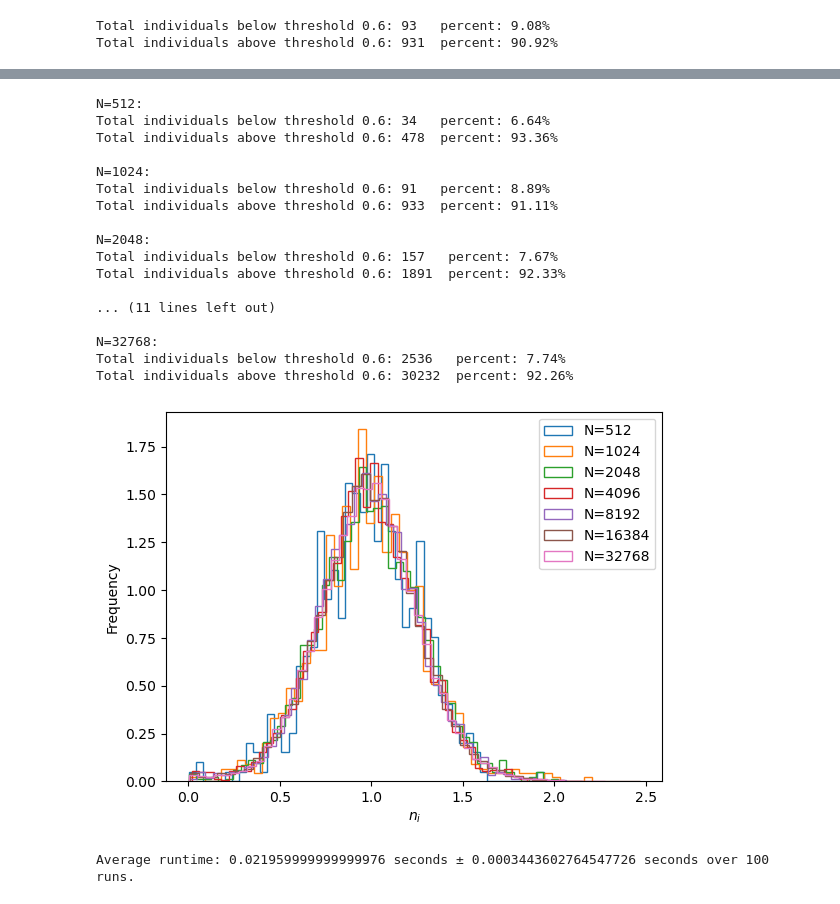
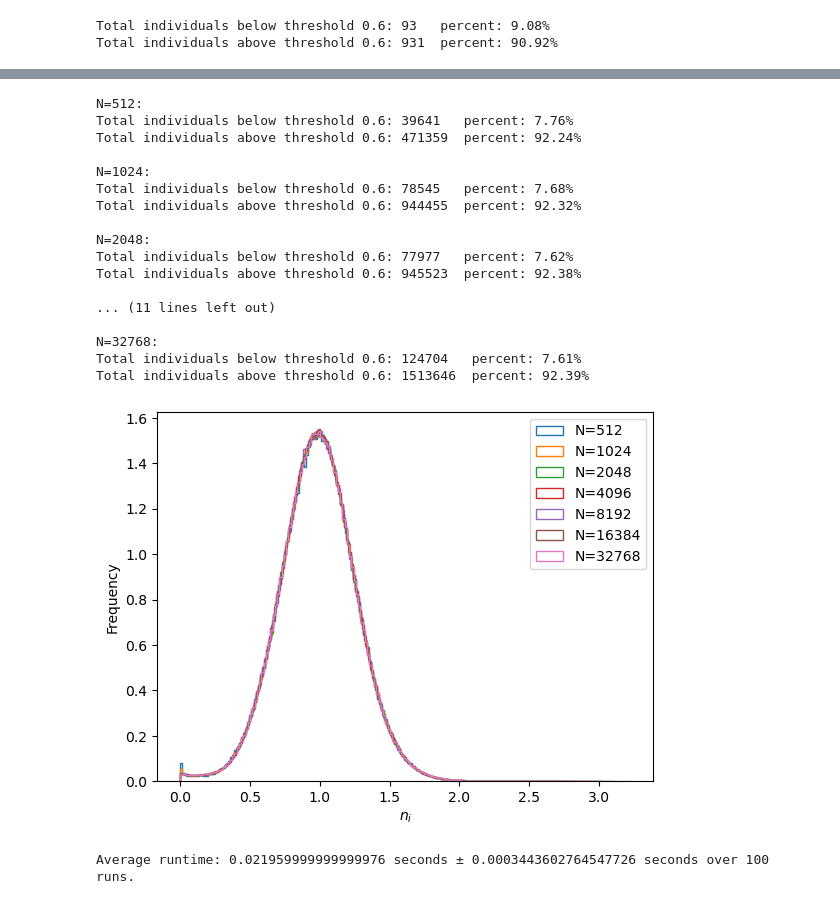
Before and after one commit to d4v1d-cub/Ecology, a Jupyter notebook: processing_data/IBMF/process_IBMF_one_graph.ipynb, the cells around one changed output, grey strips where cells are left out. Saved outputs shown, nothing was run; the diff lists cells and outputs as text; code cells hidden in the pictures.

```diff
--- a/processing_data/IBMF/process_IBMF_one_graph.ipynb
+++ b/processing_data/IBMF/process_IBMF_one_graph.ipynb
@@ -144,34 +168,36 @@ thr = 0.6
 N_list = [512, 1024, 2048, 4096, 8192, 16384, 32768]
 abundances_SIM_list = []
 for N in N_list:
-    path_in = f"/media/david/Seagate Expansion Drive/Salva/Salva_Data_Investigacion/Grupo_de_investigacion/Ecology/Langevin/Results/One_graph/Several_N/epsilon_0.000_Partially_AsymGauss_lambda_1e-06_h_0.01/N_{N}_c_3.00/Equilibrium_Points/"
-    filename = 'Lotka-Volterra_mu_0.000_sigma_0.150_T_0.015_Extraction_1_Measure_1_Equilibrium_Points.txt'
-    abundances_SIM = read_SIM_data(path_in, filename)
+    # path_in = f"/media/david/Seagate Expansion Drive/Salva/Salva_Data_Investigacion/Grupo_de_investigacion/Ecology/Langevin/Results/One_graph/Several_N/epsilon_0.000_Partially_AsymGauss_lambda_1e-06_h_0.01/N_{N}_c_3.00/Equilibrium_Points/"
+    path_in = f"/mnt/d/Research/Ecology/Langevin/Results/One_graph/Several_N/epsilon_0.000_Partially_AsymGauss_lambda_1e-06_h_0.01_partialdata/N_{N}/Equilibrium_Points/"
+    pattern = 'Lotka-Volterra_mu_0.000_sigma_0.150_T_0.015_Extraction_*_Measure_1_Equilibrium_Points.txt'
+    abundances_SIM = join_all_data(path_in, pattern, column=2, pos_seedgraph=8)
     abundances_SIM_list.append(abundances_SIM)
     print(f"N={N}:")
     individual_abundances_below_thr(abundances_SIM, thr)
     print()
-
-plot_several_histogram_individual_abundances(abundances_SIM_list, N_list, n_bins=50)
 # %% [output]
 N=512:
-Total individuals below threshold 0.6: 34   percent: 6.64%
-Total individuals above threshold 0.6: 478  percent: 93.36%
+Total individuals below threshold 0.6: 39641   percent: 7.76%
+Total individuals above threshold 0.6: 471359  percent: 92.24%
 
 N=1024:
-Total individuals below threshold 0.6: 91   percent: 8.89%
-Total individuals above threshold 0.6: 933  percent: 91.11%
+Total individuals below threshold 0.6: 78545   percent: 7.68%
+Total individuals above threshold 0.6: 944455  percent: 92.32%
 
 N=2048:
-Total individuals below threshold 0.6: 157   percent: 7.67%
-Total individuals above threshold 0.6: 1891  percent: 92.33%
+Total individuals below threshold 0.6: 77977   percent: 7.62%
+Total individuals above threshold 0.6: 945523  percent: 92.38%
 
 ... (11 lines left out)
 
 N=32768:
-Total individuals below threshold 0.6: 2536   percent: 7.74%
-Total individuals above threshold 0.6: 30232  percent: 92.26%
+Total individuals below threshold 0.6: 124704   percent: 7.61%
+Total individuals above threshold 0.6: 1513646  percent: 92.39%
-[figure, removed]
+# %%
+plot_several_histogram_individual_abundances(abundances_SIM_list, N_list, n_bins=200)
+# %% [output]
+[figure, added]
 # %%
 filename = 'IBMF_seq_Graph_Extraction_1_Interaction_Matrix_David_Lotka_Volterra_T_0.015_lambda_1e-6_0.500_dn_0.500_ninitcond_100_tol_1e-6_maxiter_10000_damping_1.0_nseq_1.txt'
 get_avg_runtime(path_in, filename)
```
Also changed, not shown: parts of 7 cells of this notebook.
